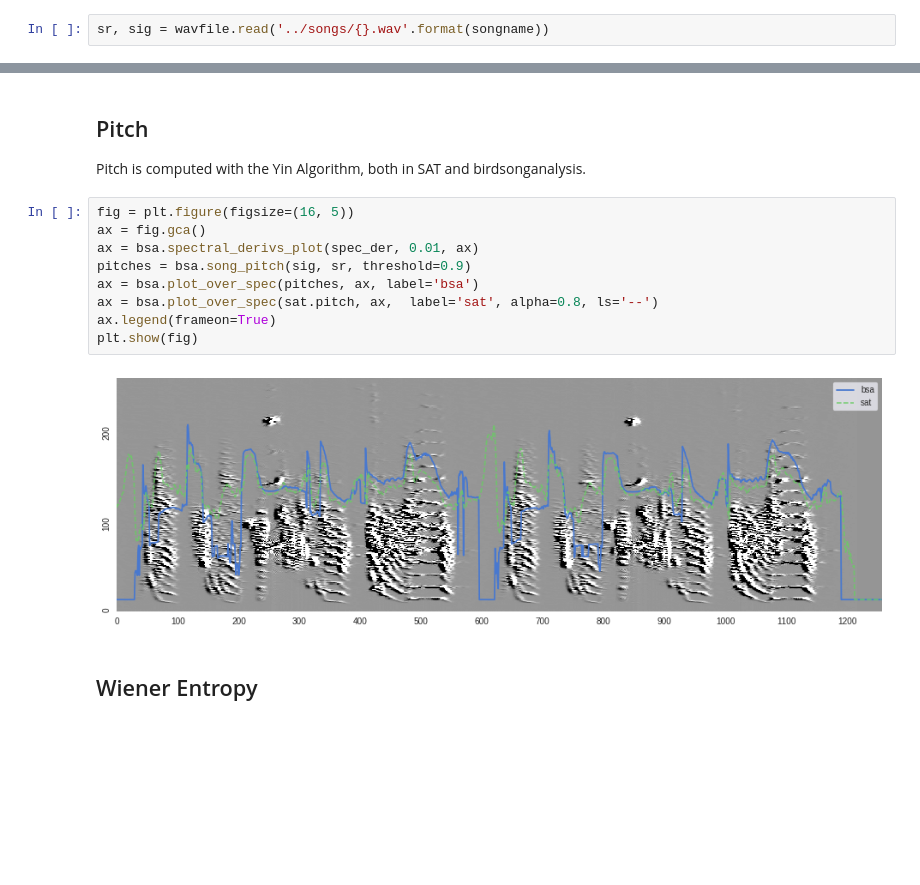
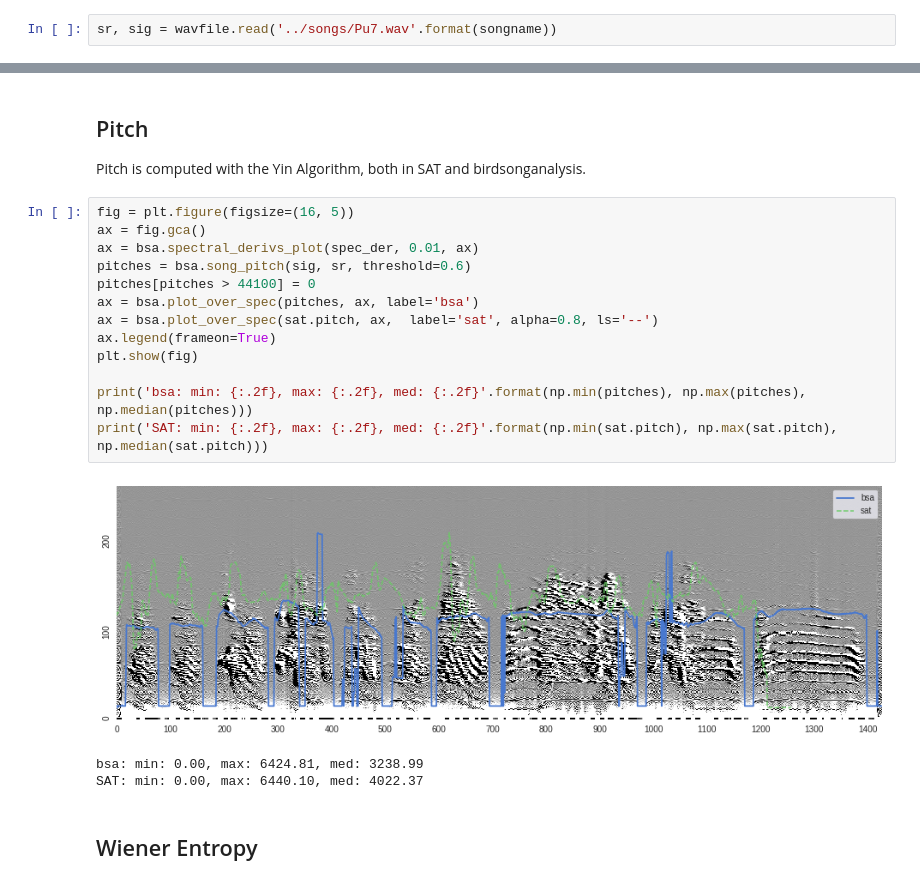
Before and after one commit to PaulEcoffet/birdsonganalysis, a Jupyter notebook: notebooks/Bird Song Analysis Notebook.ipynb, the cells around one changed output, grey strips where cells are left out. Drawn from its saved outputs; the diff is of its cells as text; blank space fills up the shorter version.

```diff
--- a/notebooks/Bird Song Analysis Notebook.ipynb
+++ b/notebooks/Bird Song Analysis Notebook.ipynb
@@ -23,7 +23,7 @@ songname = 'simple'
 # %% [markdown]
 First we load a wavfile, the output is a simple 1D array
 # %%
-sr, sig = wavfile.read('../songs/{}.wav'.format(songname))
+sr, sig = wavfile.read('../songs/Pu7.wav'.format(songname))
 # %% [markdown]
 Now, we load the mat file with the data computed with [SAT]((http://soundanalysispro.com/matlab-sat) for comparison
 # %%
@@ -85,14 +96,20 @@ Pitch is computed with the Yin Algorithm, both in SAT and birdsonganalysis.
 # %%
 fig = plt.figure(figsize=(16, 5))
 ax = fig.gca()
 ax = bsa.spectral_derivs_plot(spec_der, 0.01, ax)
-pitches = bsa.song_pitch(sig, sr, threshold=0.9)
+pitches = bsa.song_pitch(sig, sr, threshold=0.6)
+pitches[pitches > 44100] = 0
 ax = bsa.plot_over_spec(pitches, ax, label='bsa')
 ax = bsa.plot_over_spec(sat.pitch, ax,  label='sat', alpha=0.8, ls='--')
 ax.legend(frameon=True)
 plt.show(fig)
+
+print('bsa: min: {:.2f}, max: {:.2f}, med: {:.2f}'.format(np.min(pitches), np.max(pitches), np.median(pitches)))
+print('SAT: min: {:.2f}, max: {:.2f}, med: {:.2f}'.format(np.min(sat.pitch), np.max(sat.pitch), np.median(sat.pitch)))
 # %% [output]
-[figure, old version]
+[figure, new version]
+bsa: min: 0.00, max: 6424.81, med: 3238.99
+SAT: min: 0.00, max: 6440.10, med: 4022.37
 # %% [markdown]
 ## Wiener Entropy
 # %%
```
Also changed, not shown: parts of 9 cells of this notebook, 2 other files.
